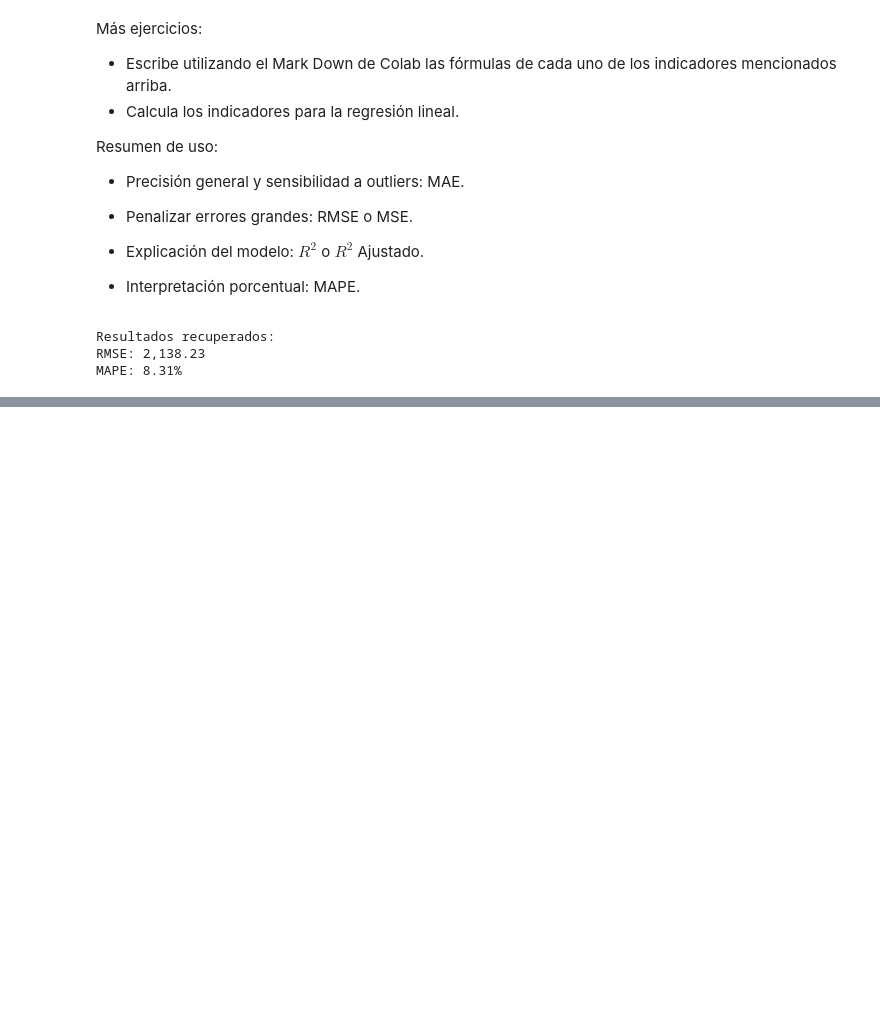
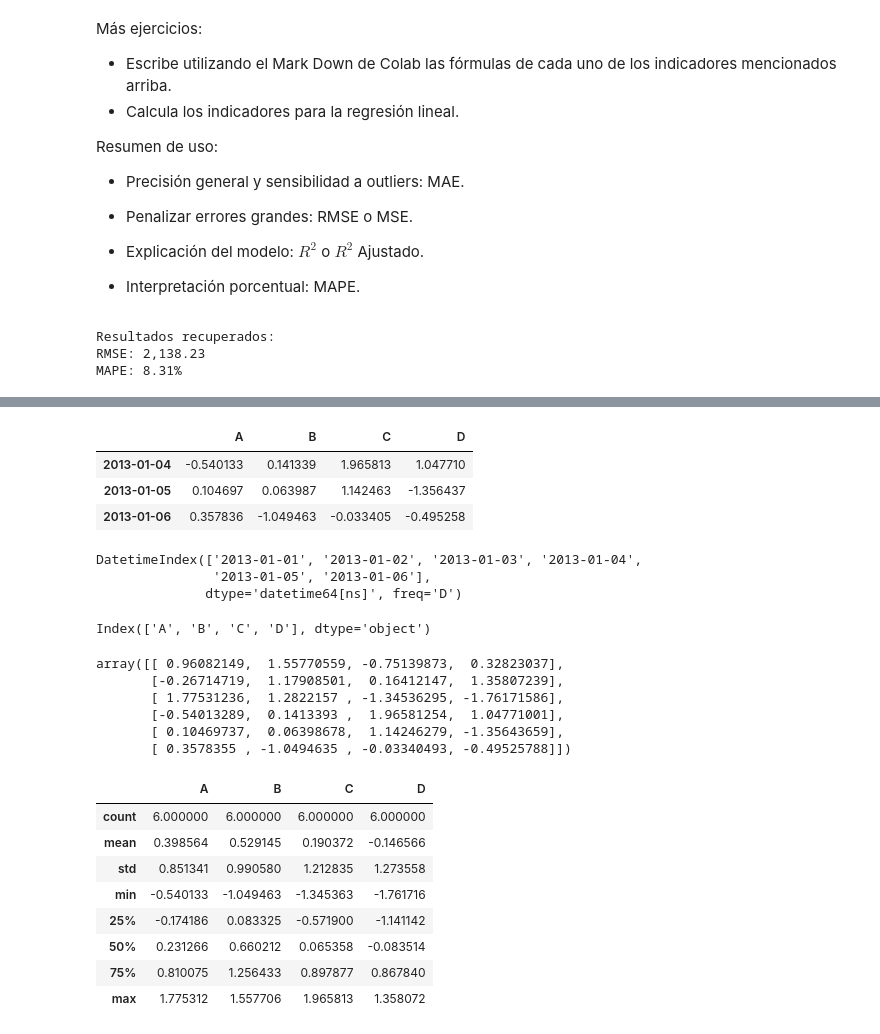
Before and after one commit to EmmanuelC-137/Mineria_de_datos, a Jupyter notebook: Mineria_de_datos.ipynb, the cells around one changed output, grey strips where cells are left out. Cells and saved outputs as stored; diff of their text form; code cells hidden in the pictures; blank space fills up the shorter version.

Commit message:
Estructura de Dataframe

```diff
--- a/Mineria_de_datos.ipynb
+++ b/Mineria_de_datos.ipynb
@@ -845,0 +863,3 @@ MAPE: 8.31%
+# %%
+dates = pd.date_range("20130101", periods=6)
+dates
@@ -845,0 +870,3 @@ MAPE: 8.31%
+# %%
+df = pd.DataFrame(np.random.randn(6, 4), index=dates, columns=list("ABCD"))
+df
@@ -845,0 +921,41 @@ MAPE: 8.31%
+# %%
+# Trae los ultimos 3
+df.tail(3)
+# %% [output]
+|  | A | B | C | D |
+| 2013-01-04 | -0.540133 | 0.141339 | 1.965813 | 1.047710 |
+| 2013-01-05 | 0.104697 | 0.063987 | 1.142463 | -1.356437 |
+| 2013-01-06 | 0.357836 | -1.049463 | -0.033405 | -0.495258 |
+# %%
+df.index
+# %% [output]
+DatetimeIndex(['2013-01-01', '2013-01-02', '2013-01-03', '2013-01-04',
+               '2013-01-05', '2013-01-06'],
+              dtype='datetime64[ns]', freq='D')
+# %%
+df.columns
+# %% [output]
+Index(['A', 'B', 'C', 'D'], dtype='object')
+# %%
+# Convierte el df a numpy
+df.to_numpy()
+# %% [output]
+array([[ 0.96082149,  1.55770559, -0.75139873,  0.32823037],
+       [-0.26714719,  1.17908501,  0.16412147,  1.35807239],
+       [ 1.77531236,  1.2822157 , -1.34536295, -1.76171586],
+       [-0.54013289,  0.1413393 ,  1.96581254,  1.04771001],
+       [ 0.10469737,  0.06398678,  1.14246279, -1.35643659],
+       [ 0.3578355 , -1.0494635 , -0.03340493, -0.49525788]])
+# %%
+# Metodo que trae datos estadisticos
+df.describe()
+# %% [output]
+|  | A | B | C | D |
+| count | 6.000000 | 6.000000 | 6.000000 | 6.000000 |
+| mean | 0.398564 | 0.529145 | 0.190372 | -0.146566 |
+| std | 0.851341 | 0.990580 | 1.212835 | 1.273558 |
+| min | -0.540133 | -1.049463 | -1.345363 | -1.761716 |
+| 25% | -0.174186 | 0.083325 | -0.571900 | -1.141142 |
+| 50% | 0.231266 | 0.660212 | 0.065358 | -0.083514 |
+| 75% | 0.810075 | 1.256433 | 0.897877 | 0.867840 |
+| max | 1.775312 | 1.557706 | 1.965813 | 1.358072 |
```
Also changed, not shown: parts of 14 cells of this notebook.
